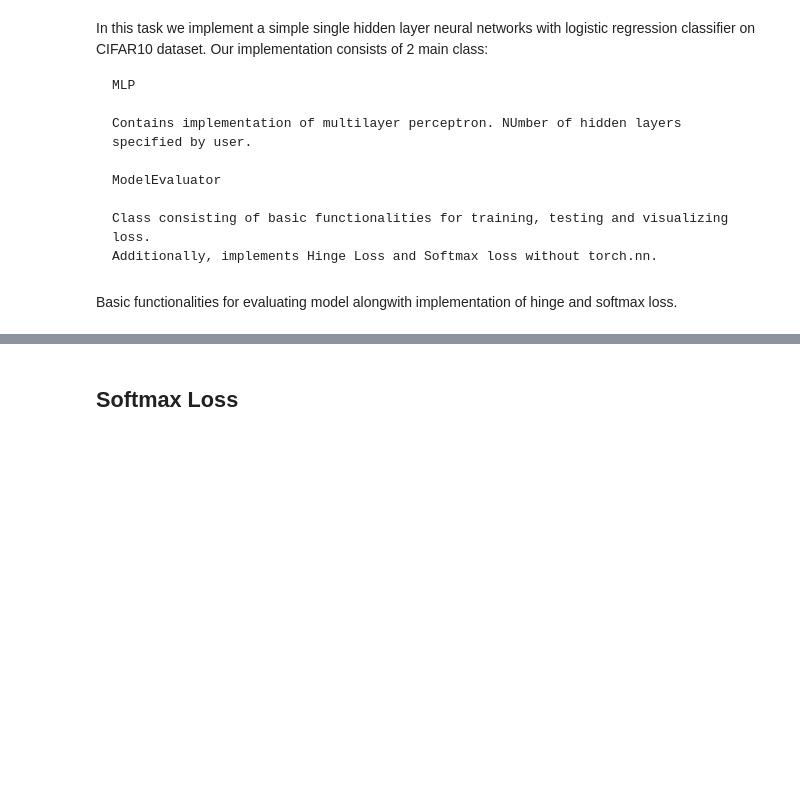
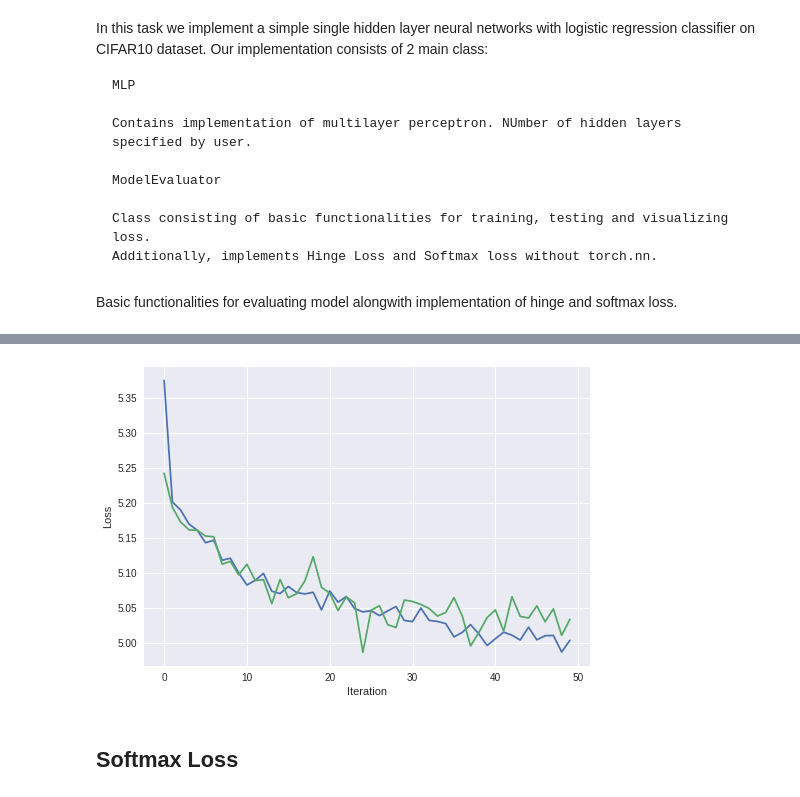
Before and after one commit to MdAsifKhan/cudavision, a Jupyter notebook: Session3/assignment3.ipynb, the cells around one changed output, grey strips where cells are left out. Drawn from its saved outputs; the diff is of its cells as text; code cells hidden in the pictures; blank space fills up the shorter version.

```diff
--- a/Session3/assignment3.ipynb
+++ b/Session3/assignment3.ipynb
@@ -269,0 +287,11 @@ testloader = torch.utils.data.DataLoader(testset, batch_size=batch_size, shuffle
+# %%
+# Model
+n_hidden = [1024, 512]
+l2 = 0.0
+drop_p = 0.5
+# Pytorch Cross Entropy Loss
+loss_type = 'nn_ce'
+act = 'relu'
+model = MLP(n_in, n_hidden, drop_p, n_out, act)
+modeleval = ModelEvaluator(model, epochs, lr, loss_type=loss_type, l2=l2, use_gpu=True)
+modeleval.evaluator(trainloader, testloader, print_every=100, validation=False)
@@ -270,3 +317,7 @@ testloader = torch.utils.data.DataLoader(testset, batch_size=batch_size, shuffle
+# %%
+modeleval.plot_loss()
+# %% [output]
+[figure, added]
 # %% [markdown]
 ## Softmax Loss
 # %%
```
Also changed, not shown: parts of 14 cells of this notebook.
